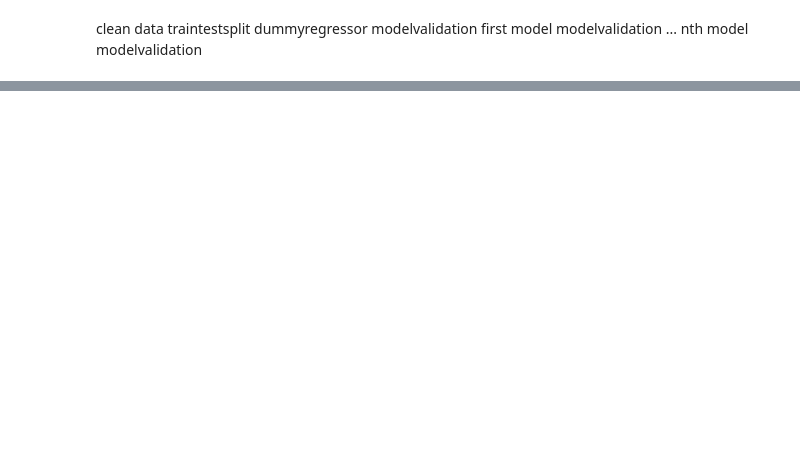
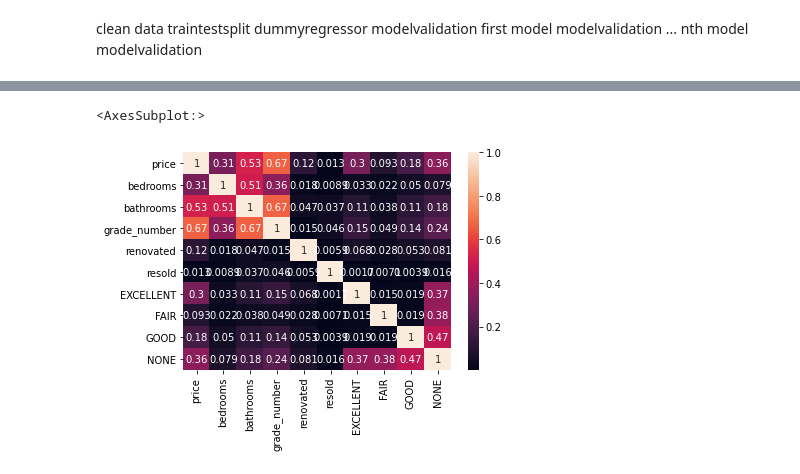
Before and after one commit to hanis-z/King-County-Millenial-homeowner-program, a Jupyter notebook: individualNotebooks/Kyle notebook.ipynb, the cells around one changed output, grey strips where cells are left out. Cells and saved outputs as stored; diff of their text form; code cells hidden in the pictures; blank space fills up the shorter version.

Commit message:
simple model on view

```diff
--- a/individualNotebooks/Kyle notebook.ipynb
+++ b/individualNotebooks/Kyle notebook.ipynb
@@ -540,0 +554,2 @@ nth model
+# %%
+view_dummy = ohe.fit_transform(df[['view']])
@@ -540,0 +570,3 @@ nth model
+# %%
+view_df = pd.DataFrame(view_dummy.todense(), columns=['AVERAGE','EXCELLENT', 'FAIR', 'GOOD', 'NONE'])
+view_df
@@ -540,0 +587,3 @@ nth model
+# %%
+dum_df = df.merge(view_df, left_index=True, right_index=True).drop(columns=['view'])
+dum_df.columns
@@ -540,0 +597,3 @@ nth model
+# %%
+test_dum_df = dum_df[['price','bedrooms','bathrooms','condition','grade_number','renovated','resold', 'EXCELLENT', 'FAIR', 'GOOD', 'NONE']]
+test_dum_df.corr()
@@ -540,0 +612,5 @@ nth model
+# %%
+sns.heatmap(test_dum_df.corr().abs(),annot=True)
+# %% [output]
+<AxesSubplot:>
+[figure, added]
```
Also changed, not shown: parts of 21 cells of this notebook.
